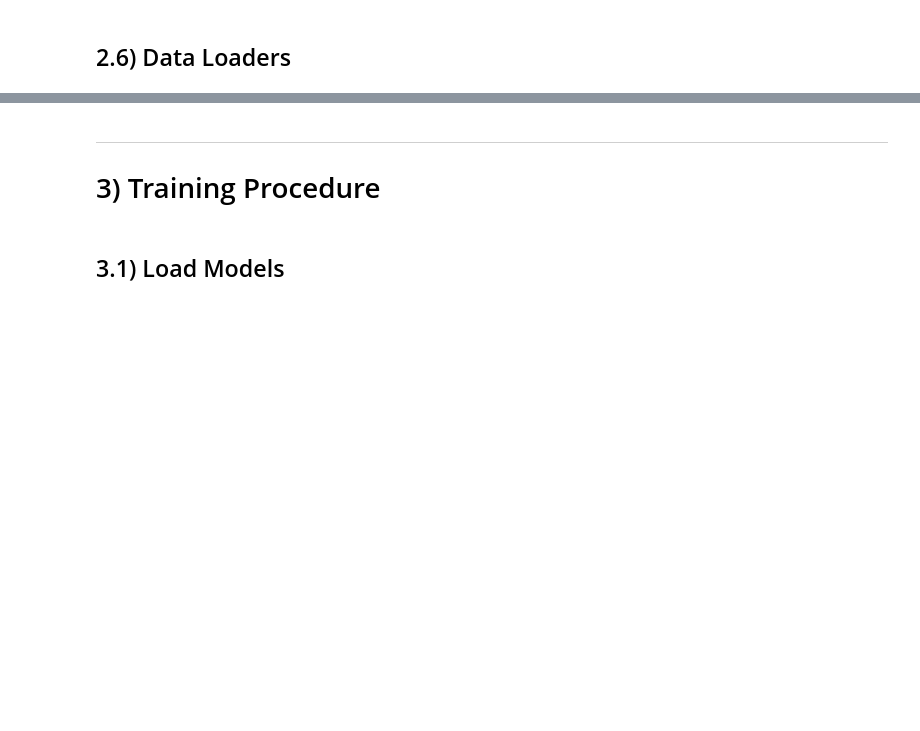
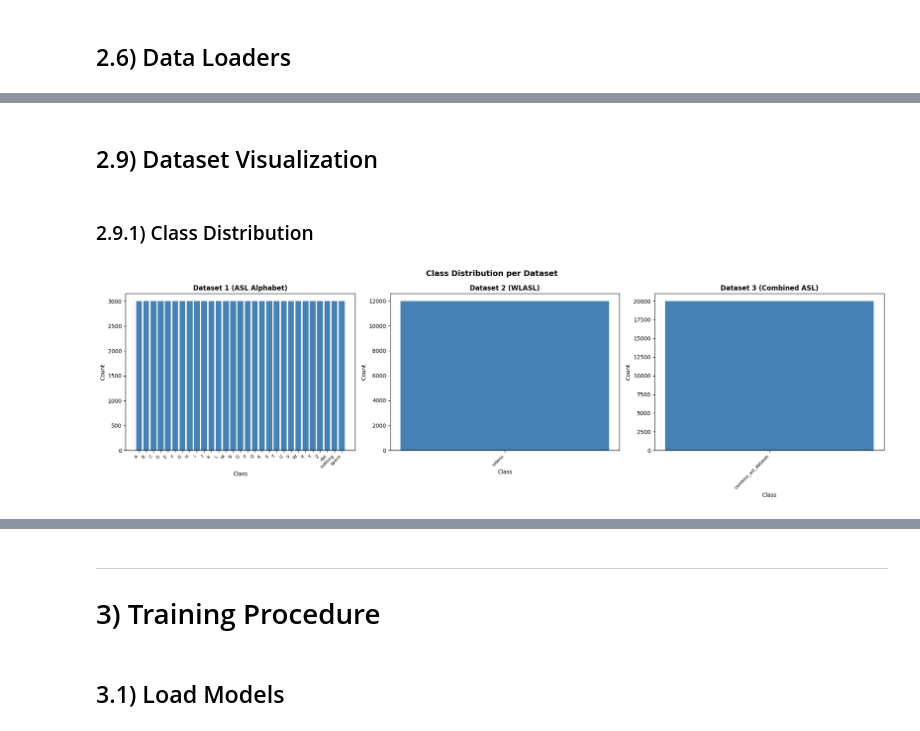
Before and after one commit to RealBJr/sign-language-classifier, a Jupyter notebook: model.ipynb, the cells around one changed output, grey strips where cells are left out. Cells and saved outputs as stored; diff of their text form; code cells hidden in the pictures; blank space fills up the shorter version.

```diff
--- a/model.ipynb
+++ b/model.ipynb
@@ -461,0 +536,17 @@ print("DataLoaders ready for training.")
+# %%
+# Load Dataset 1
+# The dataset may be nested (dataset1/asl_alphabet_train/asl_alphabet_train/)
+# This helper finds the folder that contains class subfolders (A, B, C, ...)
+
+def find_image_folder_root(base_path):
+    for root, dirs, files in os.walk(base_path):
+        if len(dirs) >= 26:  # At least 26 letter classes
+            return root
+    return base_path
+
+dataset1_root = find_image_folder_root(dataset1_path)
+print(f"Using root: {dataset1_root}")
+print(f"Classes found: {sorted(os.listdir(dataset1_root))[:10]}...")
+
+train_dataset1 = datasets.ImageFolder(root=dataset1_root, transform=data_transforms) # this will apply the transform at the same time it loads
+print(f"\nDataset 1 (ASL Alphabet) Ready: {len(train_dataset1)} images, {len(train_dataset1.classes)} classes")
@@ -463,0 +608,40 @@ print("DataLoaders ready for training.")
+# %% [markdown]
+## 2.9) Dataset Visualization
+# %% [markdown]
+### 2.9.1) Class Distribution
+# %%
+import matplotlib.pyplot as plt
+from collections import Counter
+
+fig, axes = plt.subplots(1, 3, figsize=(20, 6))
+
+datasets_info = [
+    ('Dataset 1 (ASL Alphabet)', train_dataset1),
+    ('Dataset 2 (WLASL)', train_dataset2),
+    ('Dataset 3 (Combined ASL)', train_dataset3),
+]
+
+for ax, (name, ds) in zip(axes, datasets_info):
+    class_counts = Counter(ds.targets)
+    classes = [ds.classes[i] for i in sorted(class_counts.keys())]
+    counts = [class_counts[i] for i in sorted(class_counts.keys())]
+
+    ax.bar(range(len(classes)), counts, color='steelblue')
+    ax.set_title(name, fontsize=12, fontweight='bold')
+    ax.set_xlabel('Class')
+    ax.set_ylabel('Count')
+
+    # Show subset of x-tick labels if many classes
+    if len(classes) > 20:
+        step = max(len(classes) // 15, 1)
+        ax.set_xticks(range(0, len(classes), step))
+        ax.set_xticklabels([classes[i] for i in range(0, len(classes), step)], rotation=45, ha='right', fontsize=8)
+    else:
+        ax.set_xticks(range(len(classes)))
+        ax.set_xticklabels(classes, rotation=45, ha='right', fontsize=8)
+
+plt.suptitle('Class Distribution per Dataset', fontsize=14, fontweight='bold')
+plt.tight_layout()
+plt.show()
+# %% [output]
+[figure, added]
```
Also changed, not shown: parts of 44 cells of this notebook.
